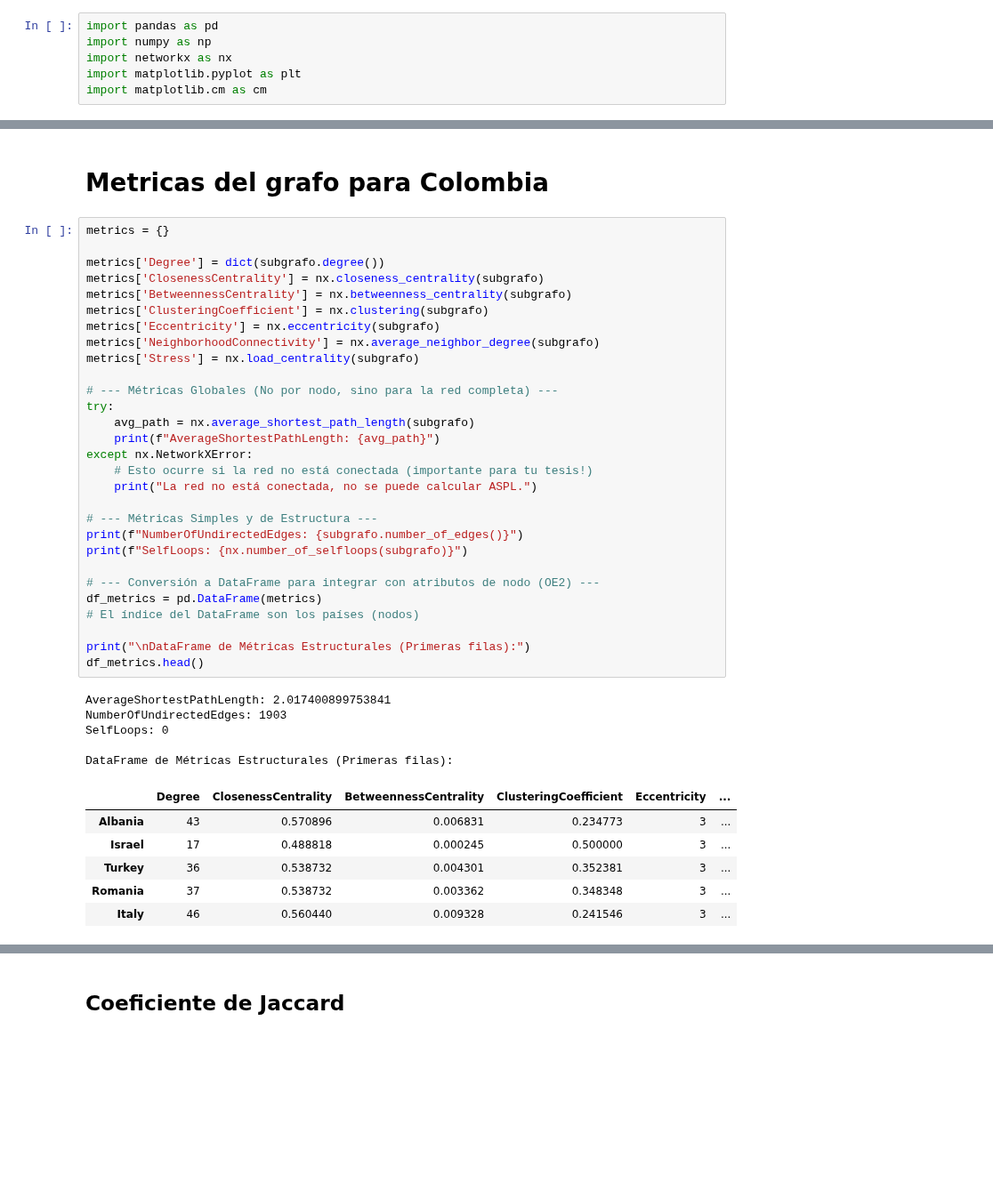
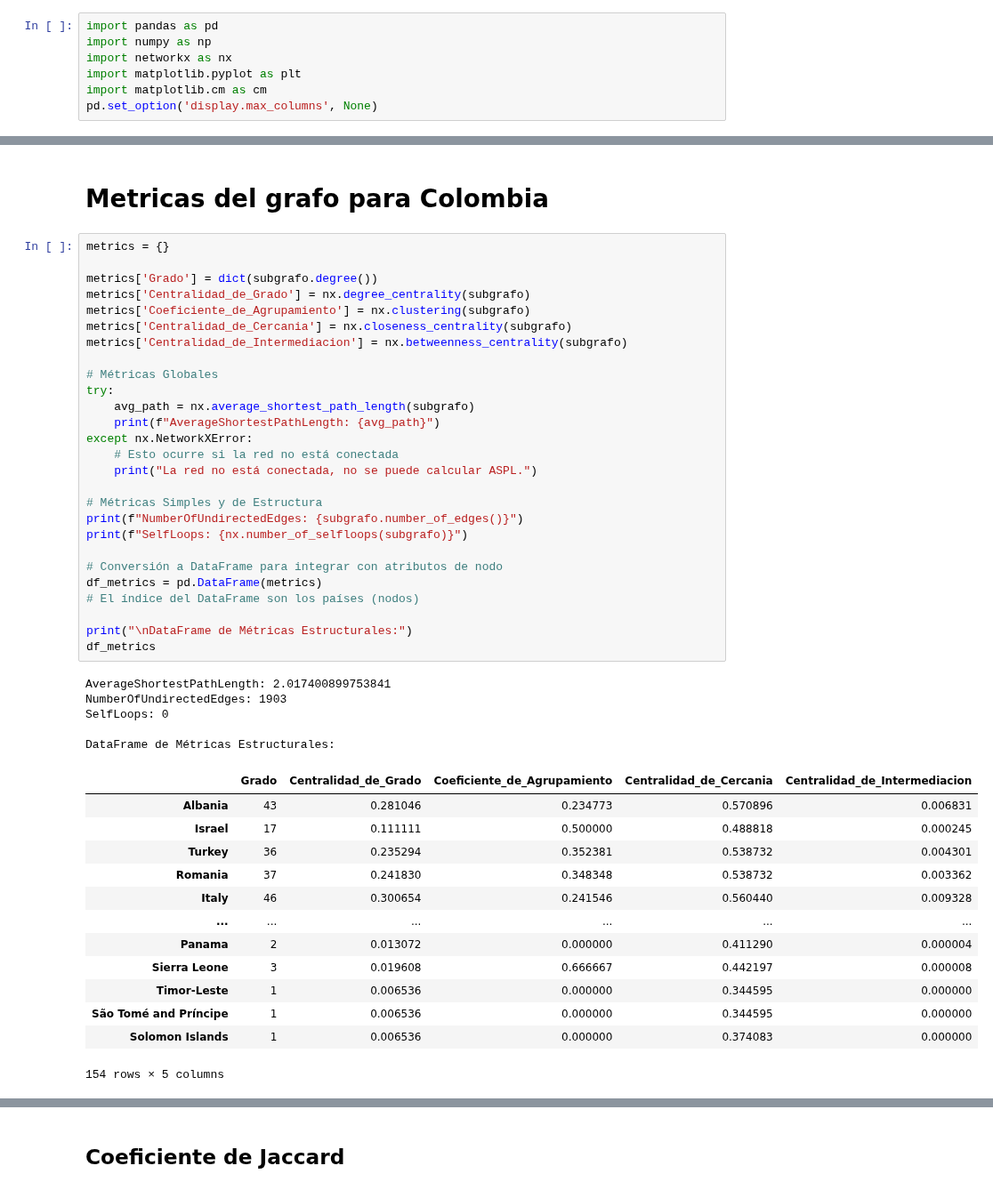
Before and after one commit to hubcborja/Trabajo_grado_ECIJG, a Jupyter notebook: Graficacion_red_convenios_Doble_Tributacion.ipynb, the cells around one changed output, grey strips where cells are left out. Shown at 89% size. Drawn from its saved outputs; the diff is of its cells as text; blank space fills up the shorter version.

```diff
--- a/Graficacion_red_convenios_Doble_Tributacion.ipynb
+++ b/Graficacion_red_convenios_Doble_Tributacion.ipynb
@@ -10,6 +10,7 @@ import numpy as np
 import networkx as nx
 import matplotlib.pyplot as plt
 import matplotlib.cm as cm
+pd.set_option('display.max_columns', None)
 # %% [markdown]
 ## Importación datos
 
@@ -309,43 +376,48 @@ plt.show()
 # %%
 metrics = {}
 
-metrics['Degree'] = dict(subgrafo.degree())
-metrics['ClosenessCentrality'] = nx.closeness_centrality(subgrafo)
-metrics['BetweennessCentrality'] = nx.betweenness_centrality(subgrafo)
-metrics['ClusteringCoefficient'] = nx.clustering(subgrafo)
-metrics['Eccentricity'] = nx.eccentricity(subgrafo)
-metrics['NeighborhoodConnectivity'] = nx.average_neighbor_degree(subgrafo)
-metrics['Stress'] = nx.load_centrality(subgrafo)
+metrics['Grado'] = dict(subgrafo.degree())
+metrics['Centralidad_de_Grado'] = nx.degree_centrality(subgrafo)
+metrics['Coeficiente_de_Agrupamiento'] = nx.clustering(subgrafo)
+metrics['Centralidad_de_Cercania'] = nx.closeness_centrality(subgrafo)
+metrics['Centralidad_de_Intermediacion'] = nx.betweenness_centrality(subgrafo)
 
-# --- Métricas Globales (No por nodo, sino para la red completa) ---
+# Métricas Globales
 try:
     avg_path = nx.average_shortest_path_length(subgrafo)
     print(f"AverageShortestPathLength: {avg_path}")
 except nx.NetworkXError:
-    # Esto ocurre si la red no está conectada (importante para tu tesis!)
+    # Esto ocurre si la red no está conectada
     print("La red no está conectada, no se puede calcular ASPL.")
 
-# --- Métricas Simples y de Estructura ---
+# Métricas Simples y de Estructura
 print(f"NumberOfUndirectedEdges: {subgrafo.number_of_edges()}")
 print(f"SelfLoops: {nx.number_of_selfloops(subgrafo)}")
 
-# --- Conversión a DataFrame para integrar con atributos de nodo (OE2) ---
+# Conversión a DataFrame para integrar con atributos de nodo
 df_metrics = pd.DataFrame(metrics)
 # El índice del DataFrame son los países (nodos)
 
-print("\nDataFrame de Métricas Estructurales (Primeras filas):")
-df_metrics.head()
+print("\nDataFrame de Métricas Estructurales:")
+df_metrics
 # %% [output]
 AverageShortestPathLength: 2.017400899753841
 NumberOfUndirectedEdges: 1903
 SelfLoops: 0
 
-DataFrame de Métricas Estructurales (Primeras filas):
+DataFrame de Métricas Estructurales:
-|  | Degree | ClosenessCentrality | BetweennessCentrality | ClusteringCoefficient | Eccentricity | ... |
-| Albania | 43 | 0.570896 | 0.006831 | 0.234773 | 3 | ... |
-| Israel | 17 | 0.488818 | 0.000245 | 0.500000 | 3 | ... |
-| Turkey | 36 | 0.538732 | 0.004301 | 0.352381 | 3 | ... |
-| Romania | 37 | 0.538732 | 0.003362 | 0.348348 | 3 | ... |
-| Italy | 46 | 0.560440 | 0.009328 | 0.241546 | 3 | ... |
+|  | Grado | Centralidad_de_Grado | Coeficiente_de_Agrupamiento | Centralidad_de_Cercania | Centralidad_de_Intermediacion |
+| Albania | 43 | 0.281046 | 0.234773 | 0.570896 | 0.006831 |
+| Israel | 17 | 0.111111 | 0.500000 | 0.488818 | 0.000245 |
+| Turkey | 36 | 0.235294 | 0.352381 | 0.538732 | 0.004301 |
+| Romania | 37 | 0.241830 | 0.348348 | 0.538732 | 0.003362 |
+| Italy | 46 | 0.300654 | 0.241546 | 0.560440 | 0.009328 |
+| ... | ... | ... | ... | ... | ... |
+| Panama | 2 | 0.013072 | 0.000000 | 0.411290 | 0.000004 |
+| Sierra Leone | 3 | 0.019608 | 0.666667 | 0.442197 | 0.000008 |
+| Timor-Leste | 1 | 0.006536 | 0.000000 | 0.344595 | 0.000000 |
+| São Tomé and Príncipe | 1 | 0.006536 | 0.000000 | 0.344595 | 0.000000 |
+| Solomon Islands | 1 | 0.006536 | 0.000000 | 0.374083 | 0.000000 |
+154 rows × 5 columns
 # %% [markdown]
 # Coeficientes para la predicción de enlaces desde la red sin características exógenas
```
Also changed, not shown: parts of 20 cells of this notebook.
